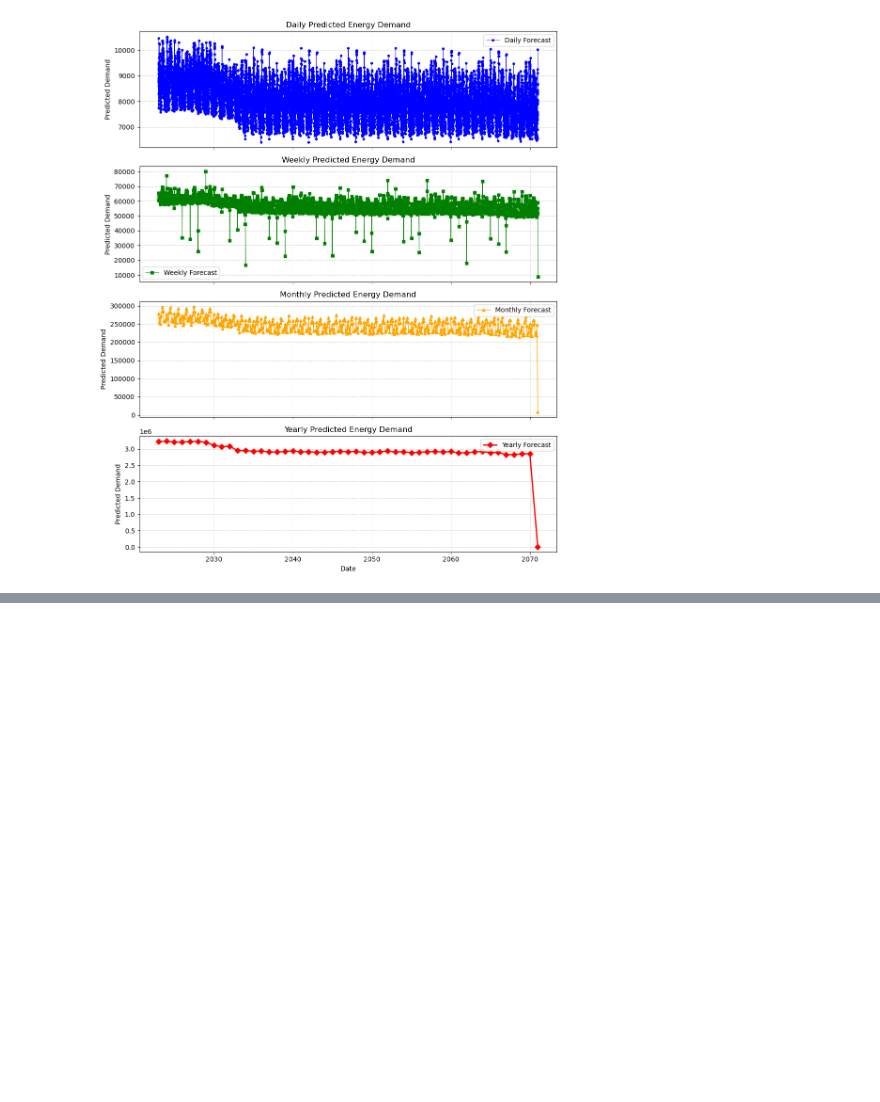
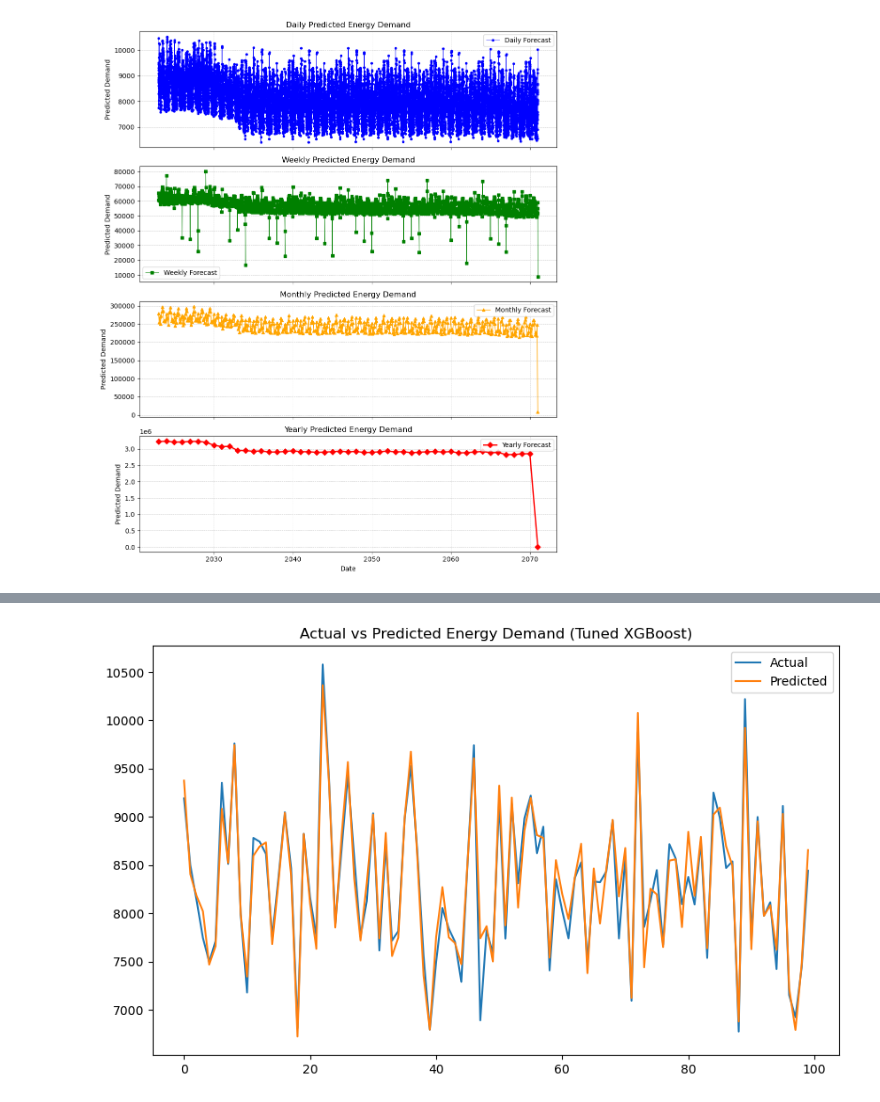
Before and after one commit to UNSW-ZZSC9020-H52024/Group5, a Jupyter notebook: src/Models_MG.ipynb, the cells around one changed output, grey strips where cells are left out. Saved outputs shown, nothing was run; the diff lists cells and outputs as text; code cells hidden in the pictures; blank space fills up the shorter version.

Commit message:
XGBoost changes

```diff
--- a/src/Models_MG.ipynb
+++ b/src/Models_MG.ipynb
@@ -895,0 +898,94 @@ Demand forecasts saved successfully to CSV files.
+# %%
+# -*- coding: utf-8 -*-
+"""
+Created on Thu Sep 19 11:26:35 2024
+
+@author: Manoj
+"""
+
+import pandas as pd
+import numpy as np
+from sklearn.model_selection import train_test_split, RandomizedSearchCV
+from sklearn.metrics import mean_squared_error, r2_score
+from sklearn.preprocessing import StandardScaler
+import xgboost as xgb
+import torch
+import pickle
+
+# Step 1: Load Preprocessed Data
+data_path = '../data/NSW/data_for_ml.csv'  # Update the path based on your file
+preprocessed_data = pd.read_csv(data_path)
+
+# Step 2: Prepare data
+features = [
+    'mean_temp', 'SOI', 'SST_DIFF', 'mean_humidity', 'mean_windspeed', 'mean_solar_radiation',
+    'mean_wind_direction', 'rainfall', 'Population', 'DAYOFWEEK', 'DAYOFYEAR'
+]
+X = preprocessed_data[features].values
+y = preprocessed_data['TOTALDEMAND'].values
+
+# Step 3: Normalize the data
+scaler = StandardScaler()
+X = scaler.fit_transform(X)
+
+# Step 4: Split the data into training and test sets
+X_train, X_test, y_train, y_test = train_test_split(X, y, test_size=0.2, random_state=42)
+
+# Step 5: Define the XGBoost model
+xgb_model = xgb.XGBRegressor(objective='reg:squarederror', random_state=42)
+
+# Step 6: Define hyperparameter grid for XGBoost
+param_distributions = {
+    'n_estimators': [100, 200, 300, 500],
+    'max_depth': [3, 6, 10, 15],
+    'learning_rate': [0.01, 0.1, 0.2],
+    'subsample': [0.7, 0.8, 0.9, 1.0],
+    'colsample_bytree': [0.5, 0.7, 0.9, 1.0],
+    'min_child_weight': [1, 3, 5],
+    'gamma': [0, 0.1, 0.3, 0.5]
+}
+
+# Step 7: Perform RandomizedSearchCV to find the best parameters
+random_search = RandomizedSearchCV(estimator=xgb_model, param_distributions=param_distributions,
+                                   n_iter=100, cv=3, verbose=2, random_state=42, n_jobs=-1)
+
+# Fit the model
+random_search.fit(X_train, y_train)
+
+# Step 8: Get the best parameters
+best_params = random_search.best_params_
+print(f"Best Parameters: {best_params}")
+
+# Step 9: Train the XGBoost model with the best parameters
+best_xgb = random_search.best_estimator_
+
+# Step 10: Make predictions and evaluate the model
+y_pred_train = best_xgb.predict(X_train)
+y_pred_test = best_xgb.predict(X_test)
+
+# Calculate Train and Test RMSE and R²
+train_rmse = np.sqrt(mean_squared_error(y_train, y_pred_train))
+test_rmse = np.sqrt(mean_squared_error(y_test, y_pred_test))
+train_r2 = r2_score(y_train, y_pred_train)
+test_r2 = r2_score(y_test, y_pred_test)
+
+# Print the results
+print(f"Train RMSE: {train_rmse}, Train R²: {train_r2}")
+print(f"Test RMSE: {test_rmse}, Test R²: {test_r2}")
+
+# Step 11: Save the tuned model
+model_save_path = '../data/NSW/saved_tuned_xgb_model.pkl'
+with open(model_save_path, 'wb') as f:
+    pickle.dump(best_xgb, f)
+print(f"Tuned XGBoost model saved to {model_save_path}")
+
+# Step 12: Plotting the results
+import matplotlib.pyplot as plt
+
+plt.figure(figsize=(10, 6))
+plt.plot(y_test[:100], label='Actual')
+plt.plot(y_pred_test[:100], label='Predicted')
+plt.title('Actual vs Predicted Energy Demand (Tuned XGBoost)')
+plt.legend()
+plt.show()
+# %% [output]
@@ -895,0 +997 @@ Demand forecasts saved successfully to CSV files.
+[figure, added]
```
Also changed, not shown: parts of 6 cells of this notebook, 8 other files.
